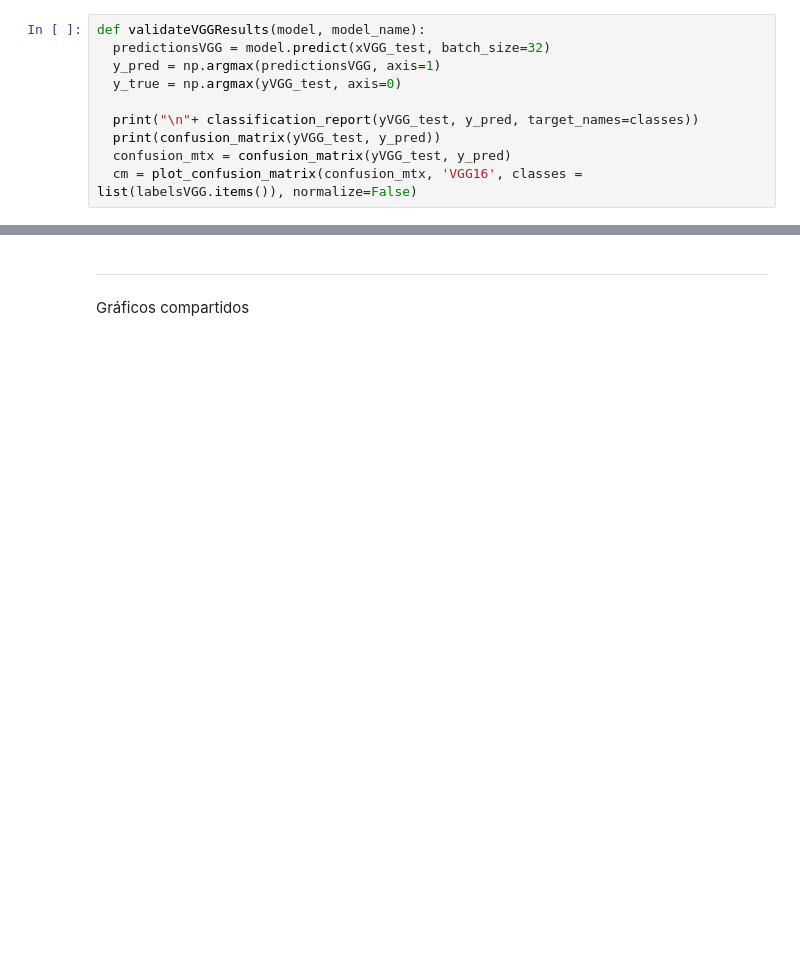
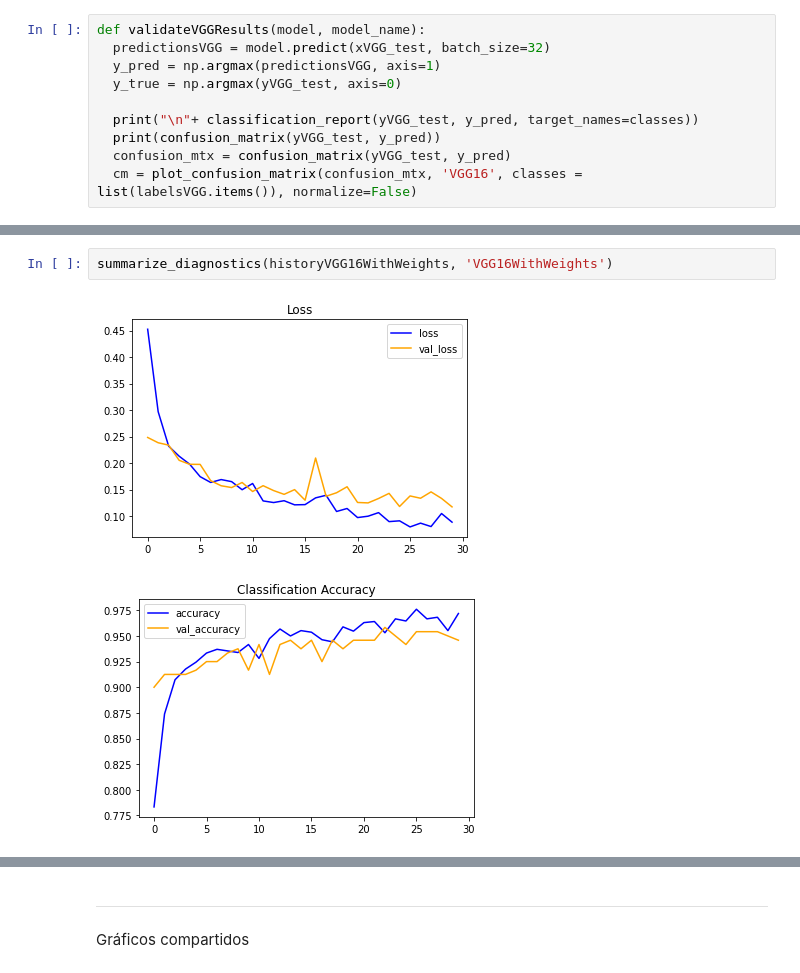
Before and after one commit to DayrisRM/Mineria_PR2, a Jupyter notebook: Comparing_models.ipynb, the cells around one changed output, grey strips where cells are left out. Cells and saved outputs as stored; diff of their text form; blank space fills up the shorter version.

```diff
--- a/Comparing_models.ipynb
+++ b/Comparing_models.ipynb
@@ -607,0 +682,5 @@ Tipo A_ Kunzea       0.72      1.00      0.84       120
+# %%
+summarize_diagnostics(historyVGG16WithWeights, 'VGG16WithWeights')
+# %% [output]
+[figure, added]
+[figure, added]
```
Also changed, not shown: parts of 25 cells of this notebook.
